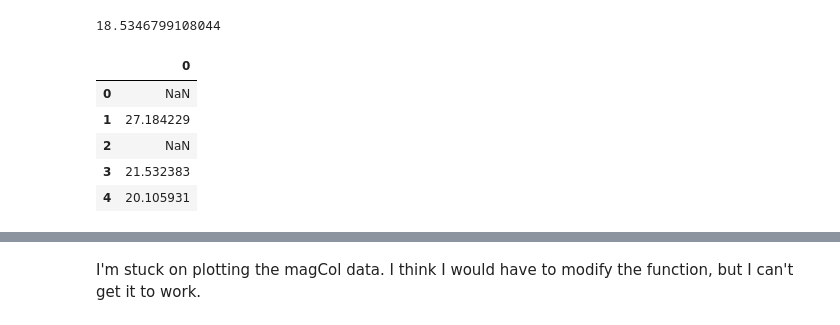
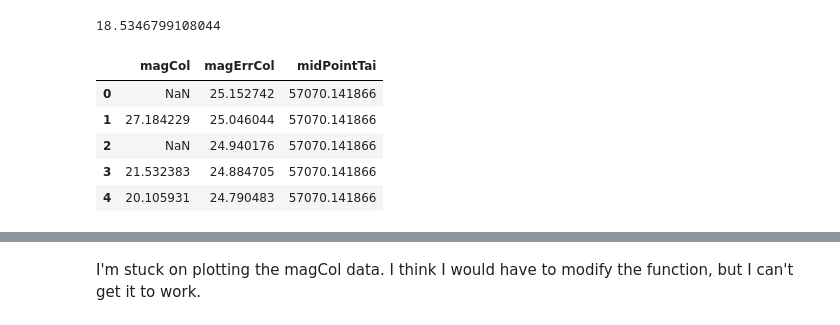
Before and after one commit to mrawls/lsst-hits-bump, a Jupyter notebook: tw94/Premap-Nov20-22_tw.ipynb, the cells around one changed output, grey strips where cells are left out. Cells and saved outputs as stored; diff of their text form; code cells hidden in the pictures.

```diff
--- a/tw94/Premap-Nov20-22_tw.ipynb
+++ b/tw94/Premap-Nov20-22_tw.ipynb
@@ -247,16 +247,22 @@ lsstTestMag = (140000*u.nJy).to(u.ABmag)
 print(lsstTestMag.value) # this looks like converting between flux to magnitude.
 # %% [output]
 18.5346799108044
-# %%
-srcTableArray = np.array(srcTableAll['totFlux']) # I can't get it to work unless its an array.
-mag = (srcTableArray*u.nJy).to(u.ABmag)
-magCol = pd.DataFrame(mag)
-magCol.head()
-# %% [output]
-|  | 0 |
-| 0 | NaN |
-| 1 | 27.184229 |
-| 2 | NaN |
-| 3 | 21.532383 |
-| 4 | 20.105931 |
+# %%
+srcTableArray = np.array(srcTableAll['totFlux'])
+mag = (srcTableArray*u.nJy).to(u.ABmag)
+
+
+srcTableErrArray = np.array(srcTableAll['totFluxErr']) # not sure if this is right, the error numbers look too large.
+magErr = (srcTableErrArray*u.nJy).to(u.ABmag)
+
+magDf = pd.DataFrame({'magCol':mag,'magErrCol':magErr, 'midPointTai':srcTableAll['midPointTai']})
+
+magDf.head()
+# %% [output]
+|  | magCol | magErrCol | midPointTai |
+| 0 | NaN | 25.152742 | 57070.141866 |
+| 1 | 27.184229 | 25.046044 | 57070.141866 |
+| 2 | NaN | 24.940176 | 57070.141866 |
+| 3 | 21.532383 | 24.884705 | 57070.141866 |
+| 4 | 20.105931 | 24.790483 | 57070.141866 |
 # %%
```
Also changed, not shown: parts of 5 cells of this notebook.
